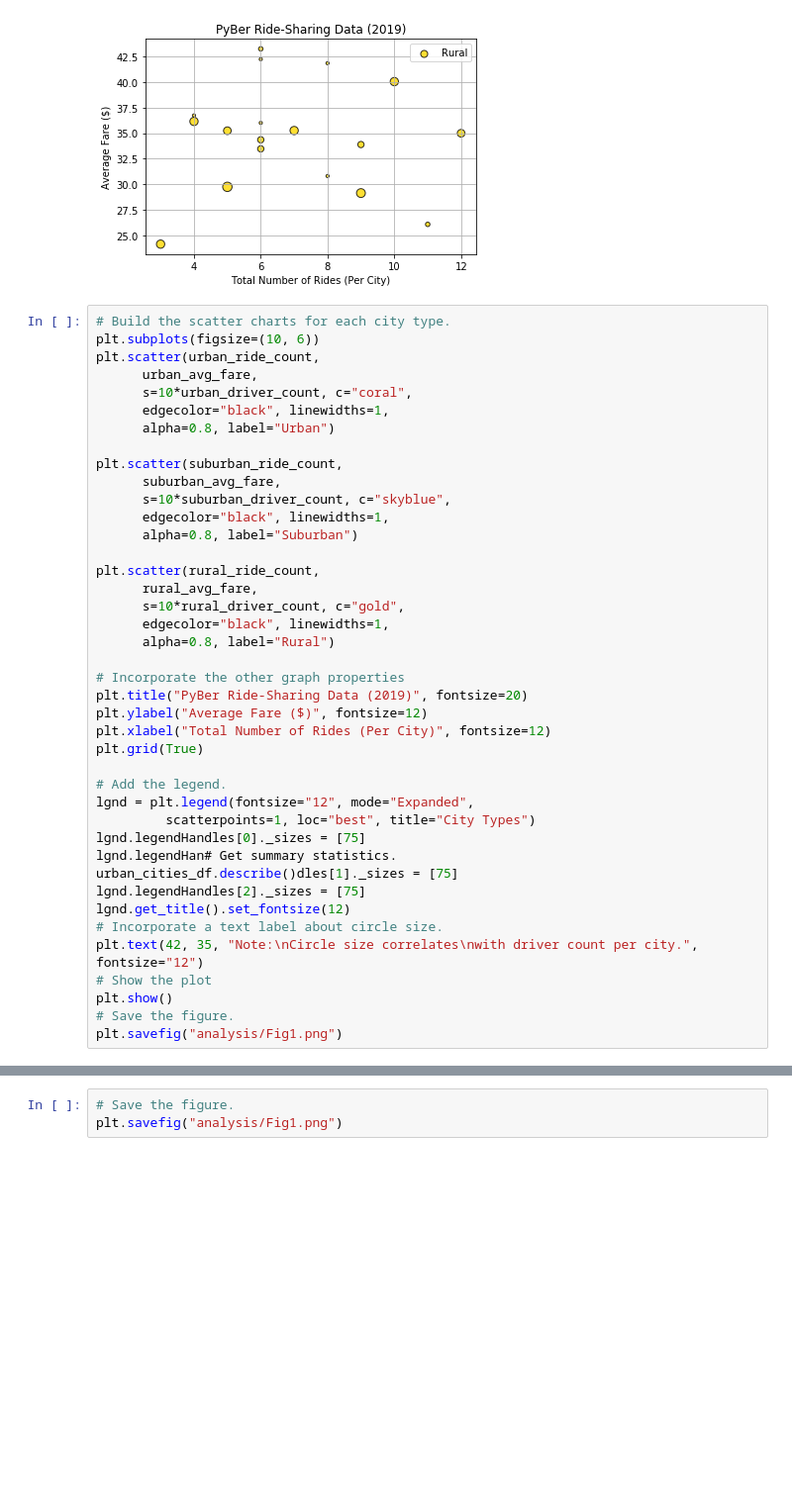
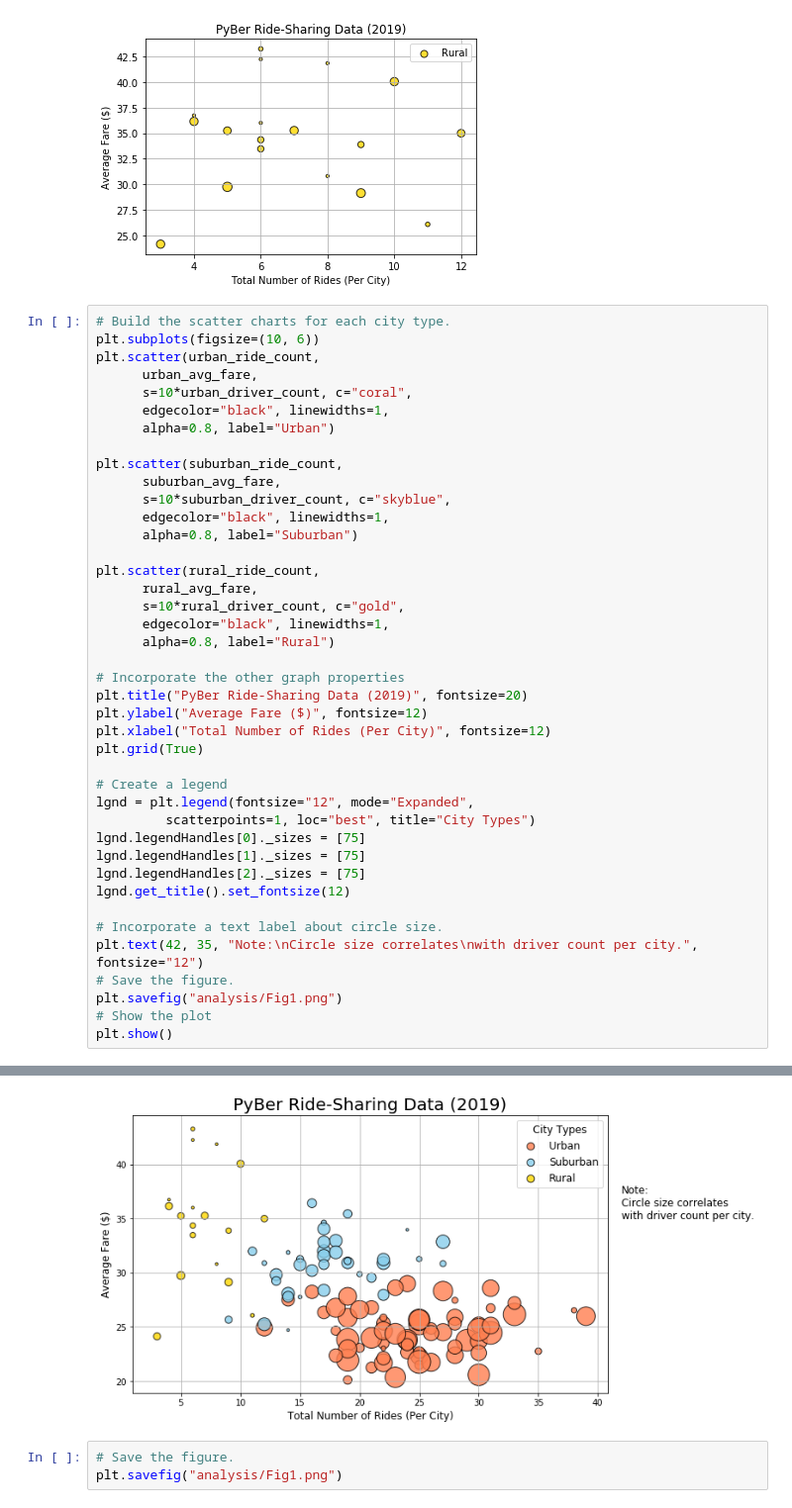
Before and after one commit to plin2204/PyBer_Analysis, a Jupyter notebook: PyBer.ipynb, the cells around one changed output, grey strips where cells are left out. Shown at 99% size. Saved outputs shown, nothing was run; the diff lists cells and outputs as text; blank space fills up the shorter version.

```diff
--- a/PyBer.ipynb
+++ b/PyBer.ipynb
@@ -232,18 +232,18 @@ plt.ylabel("Average Fare ($)", fontsize=12)
 plt.xlabel("Total Number of Rides (Per City)", fontsize=12)
 plt.grid(True)
 
-# Add the legend.
+# Create a legend
 lgnd = plt.legend(fontsize="12", mode="Expanded",
          scatterpoints=1, loc="best", title="City Types")
 lgnd.legendHandles[0]._sizes = [75]
-lgnd.legendHan# Get summary statistics.
-urban_cities_df.describe()dles[1]._sizes = [75]
+lgnd.legendHandles[1]._sizes = [75]
 lgnd.legendHandles[2]._sizes = [75]
 lgnd.get_title().set_fontsize(12)
+
 # Incorporate a text label about circle size.
 plt.text(42, 35, "Note:\nCircle size correlates\nwith driver count per city.", fontsize="12")
+# Save the figure.
+plt.savefig("analysis/Fig1.png")
 # Show the plot
 plt.show()
-# Save the figure.
-plt.savefig("analysis/Fig1.png")
 # %% [output]
@@ -251,3 +250,4 @@ SyntaxError: invalid syntax (<ipython-input-61-c7a17dead107>, line 32)
+[figure, added]
 # %%
 # Save the figure.
 plt.savefig("analysis/Fig1.png")
```
Also changed, not shown: parts of 5 cells of this notebook.
